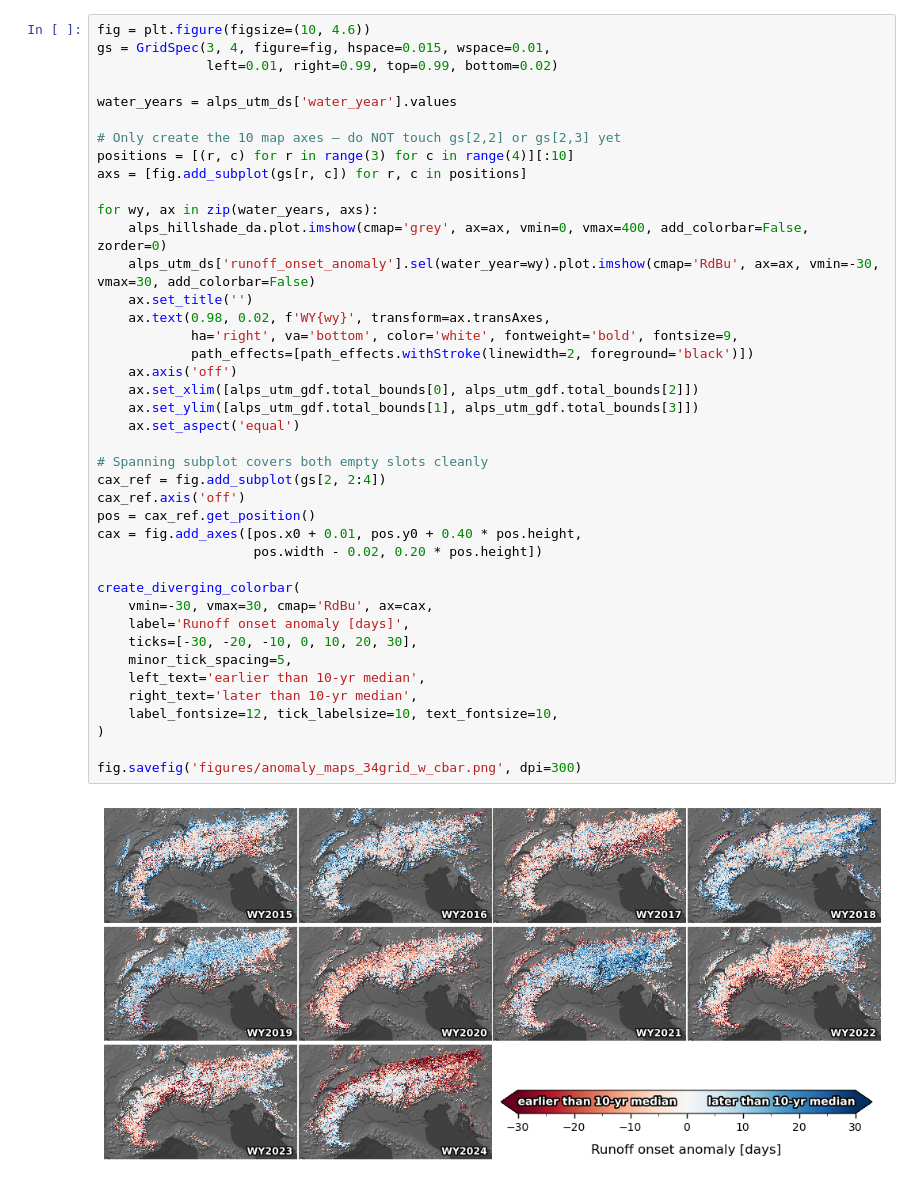
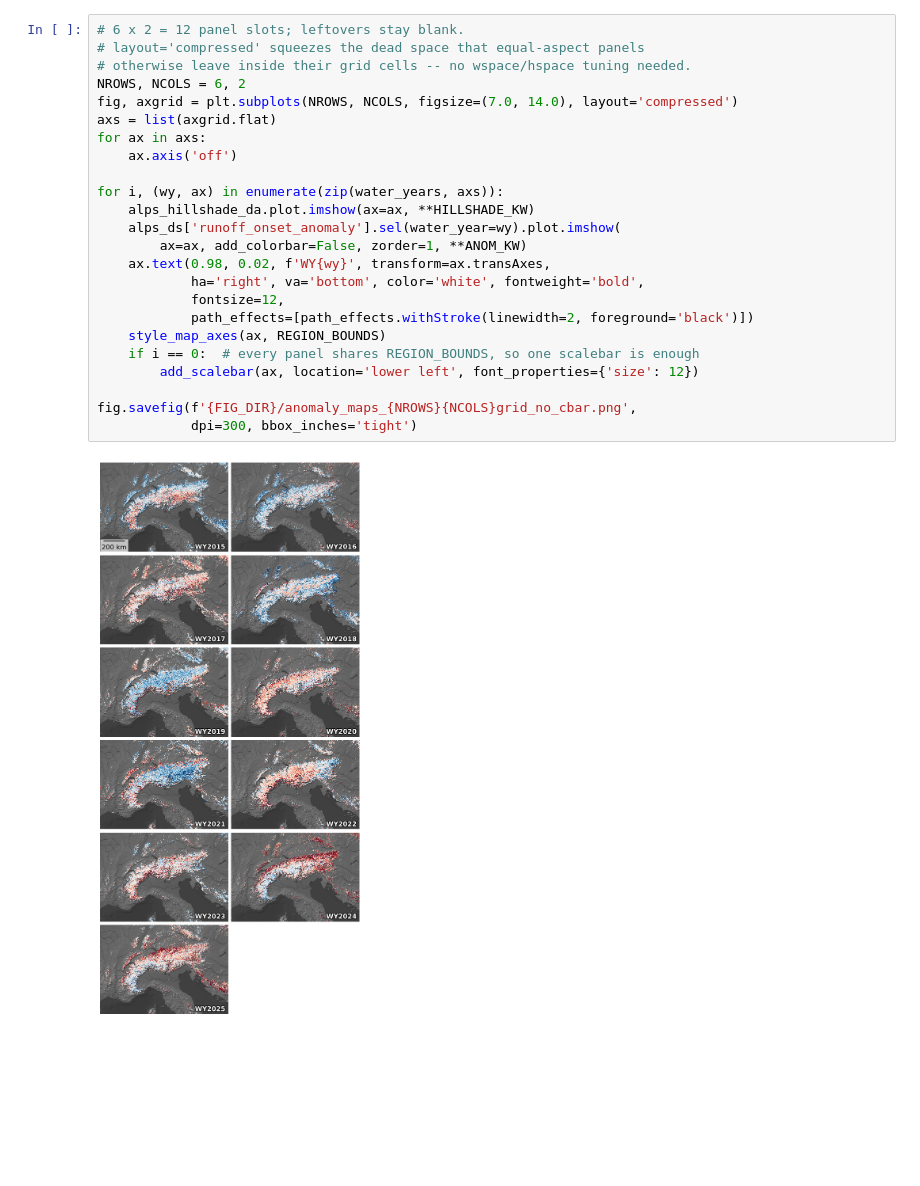
Before and after one commit to egagli/global_snowmelt_runoff_onset, a Jupyter notebook: visualize/regions/alps/alps.ipynb, the cells around one changed output. Drawn from its saved outputs; the diff is of its cells as text; blank space fills up the shorter version.

```diff
--- a/visualize/regions/alps/alps.ipynb
+++ b/visualize/regions/alps/alps.ipynb
@@ -262,43 +276,26 @@ f.savefig('figures/anomaly_maps_52grid_no_cbar.png', dpi=300)
-# %%
-fig = plt.figure(figsize=(10, 4.6))
-gs = GridSpec(3, 4, figure=fig, hspace=0.015, wspace=0.01,
-              left=0.01, right=0.99, top=0.99, bottom=0.02)
-
-water_years = alps_utm_ds['water_year'].values
-
-# Only create the 10 map axes — do NOT touch gs[2,2] or gs[2,3] yet
-positions = [(r, c) for r in range(3) for c in range(4)][:10]
-axs = [fig.add_subplot(gs[r, c]) for r, c in positions]
-
-for wy, ax in zip(water_years, axs):
-    alps_hillshade_da.plot.imshow(cmap='grey', ax=ax, vmin=0, vmax=400, add_colorbar=False, zorder=0)
-    alps_utm_ds['runoff_onset_anomaly'].sel(water_year=wy).plot.imshow(cmap='RdBu', ax=ax, vmin=-30, vmax=30, add_colorbar=False)
-    ax.set_title('')
-    ax.text(0.98, 0.02, f'WY{wy}', transform=ax.transAxes,
-            ha='right', va='bottom', color='white', fontweight='bold', fontsize=9,
-            path_effects=[path_effects.withStroke(linewidth=2, foreground='black')])
-    ax.axis('off')
-    ax.set_xlim([alps_utm_gdf.total_bounds[0], alps_utm_gdf.total_bounds[2]])
-    ax.set_ylim([alps_utm_gdf.total_bounds[1], alps_utm_gdf.total_bounds[3]])
-    ax.set_aspect('equal')
-
-# Spanning subplot covers both empty slots cleanly
-cax_ref = fig.add_subplot(gs[2, 2:4])
-cax_ref.axis('off')
-pos = cax_ref.get_position()
-cax = fig.add_axes([pos.x0 + 0.01, pos.y0 + 0.40 * pos.height,
-                    pos.width - 0.02, 0.20 * pos.height])
-
-create_diverging_colorbar(
-    vmin=-30, vmax=30, cmap='RdBu', ax=cax,
-    label='Runoff onset anomaly [days]',
-    ticks=[-30, -20, -10, 0, 10, 20, 30],
-    minor_tick_spacing=5,
-    left_text='earlier than 10-yr median',
-    right_text='later than 10-yr median',
-    label_fontsize=12, tick_labelsize=10, text_fontsize=10,
-)
-
-fig.savefig('figures/anomaly_maps_34grid_w_cbar.png', dpi=300)
-# %% [output]
-[figure, removed]
+# %%
+# 6 x 2 = 12 panel slots; leftovers stay blank.
+# layout='compressed' squeezes the dead space that equal-aspect panels
+# otherwise leave inside their grid cells -- no wspace/hspace tuning needed.
+NROWS, NCOLS = 6, 2
+fig, axgrid = plt.subplots(NROWS, NCOLS, figsize=(7.0, 14.0), layout='compressed')
+axs = list(axgrid.flat)
+for ax in axs:
+    ax.axis('off')
+
+for i, (wy, ax) in enumerate(zip(water_years, axs)):
+    alps_hillshade_da.plot.imshow(ax=ax, **HILLSHADE_KW)
+    alps_ds['runoff_onset_anomaly'].sel(water_year=wy).plot.imshow(
+        ax=ax, add_colorbar=False, zorder=1, **ANOM_KW)
+    ax.text(0.98, 0.02, f'WY{wy}', transform=ax.transAxes,
+            ha='right', va='bottom', color='white', fontweight='bold',
+            fontsize=12,
+            path_effects=[path_effects.withStroke(linewidth=2, foreground='black')])
+    style_map_axes(ax, REGION_BOUNDS)
+    if i == 0:  # every panel shares REGION_BOUNDS, so one scalebar is enough
+        add_scalebar(ax, location='lower left', font_properties={'size': 12})
+
+fig.savefig(f'{FIG_DIR}/anomaly_maps_{NROWS}{NCOLS}grid_no_cbar.png',
+            dpi=300, bbox_inches='tight')
+# %% [output]
+[figure, added]
```
Also changed, not shown: parts of 26 cells of this notebook, 15 other files.
